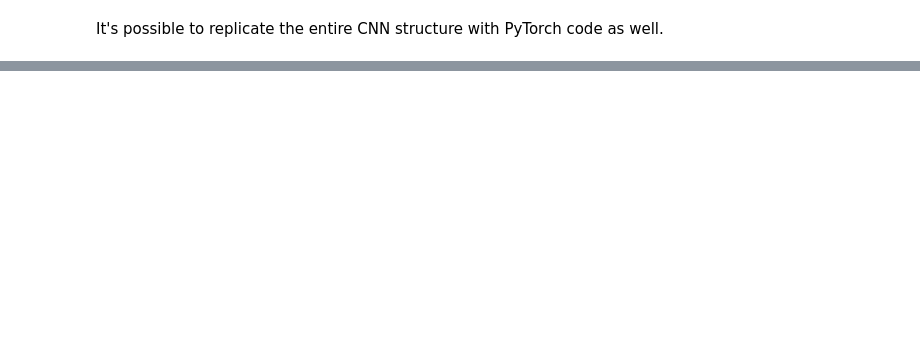
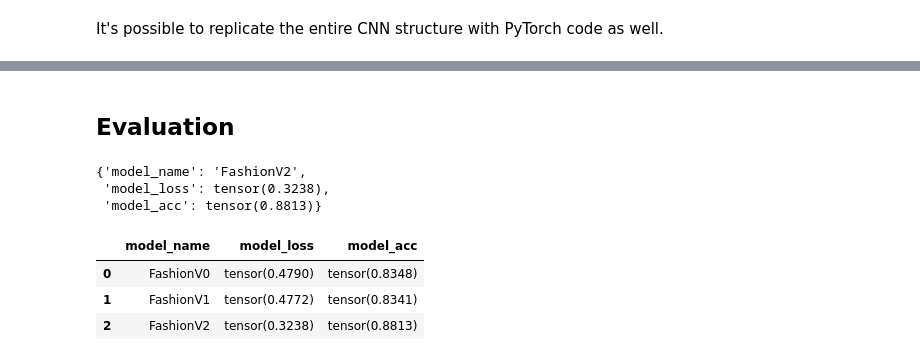
Before and after one commit to RumiaGIT/pytorch-research, a Jupyter notebook: 03_pytorch_computer_vision.ipynb, the cells around one changed output, grey strips where cells are left out. Saved outputs shown, nothing was run; the diff lists cells and outputs as text; code cells hidden in the pictures; blank space fills up the shorter version.

```diff
--- a/03_pytorch_computer_vision.ipynb
+++ b/03_pytorch_computer_vision.ipynb
@@ -670,14 +701,15 @@ class FashionV2(nn.Module):
         )
         self.classifier = nn.Sequential(
             nn.Flatten(),
-            nn.Linear(in_features=hidden_units, out_features=out_shape)
+            nn.Linear(in_features=hidden_units*7*7, out_features=out_shape)
         )
 
     def forward(self, x: torch.tensor) -> torch.tensor:
+        #print(f"Original output shape:{x.shape}")
         x = self.conv_block_1(x)
-        print(x.shape)
+        #print(f"Shape after conv block 1:{x.shape}")
         x = self.conv_block_2(x)
-        print(x.shape)
+        #print(f"Shape after conv block 2:{x.shape}")
         x = self.classifier(x)
         return x
 # %%
@@ -685,5 +717,5 @@ torch.manual_seed(42)
 model_2 = FashionV2(
     in_shape=1,
     hidden_units=10,
-    out_shape=len(train_data.classes)
+    out_shape=len(class_names)
 )
@@ -689,0 +745,4 @@ model_2 = FashionV2(
+# %%
+loss_fn = nn.CrossEntropyLoss()
+optimizer = torch.optim.SGD(params=model_2.parameters(), lr=0.1)
+metric_acc = Accuracy(task="multiclass", num_classes=10)
@@ -689,0 +771,19 @@ model_2 = FashionV2(
+# %% [markdown]
+## Evaluation <a name="eval" />
+# %%
+# Gathering model 2 results in a dictionary, similarly to the other two models
+model_2_results = eval_model(model_2, test_dataloader, loss_fn, metric_acc)
+model_2_results
+# %% [output]
+{'model_name': 'FashionV2',
+ 'model_loss': tensor(0.3238),
+ 'model_acc': tensor(0.8813)}
+# %%
+# Neatly showing all model results thus far in a dataframe
+results_df = pd.DataFrame([model_0_results, model_1_results, model_2_results])
+results_df
+# %% [output]
+|  | model_name | model_loss | model_acc |
+| 0 | FashionV0 | tensor(0.4790) | tensor(0.8348) |
+| 1 | FashionV1 | tensor(0.4772) | tensor(0.8341) |
+| 2 | FashionV2 | tensor(0.3238) | tensor(0.8813) |
```
Also changed, not shown: parts of 42 cells of this notebook, 1 other file.
